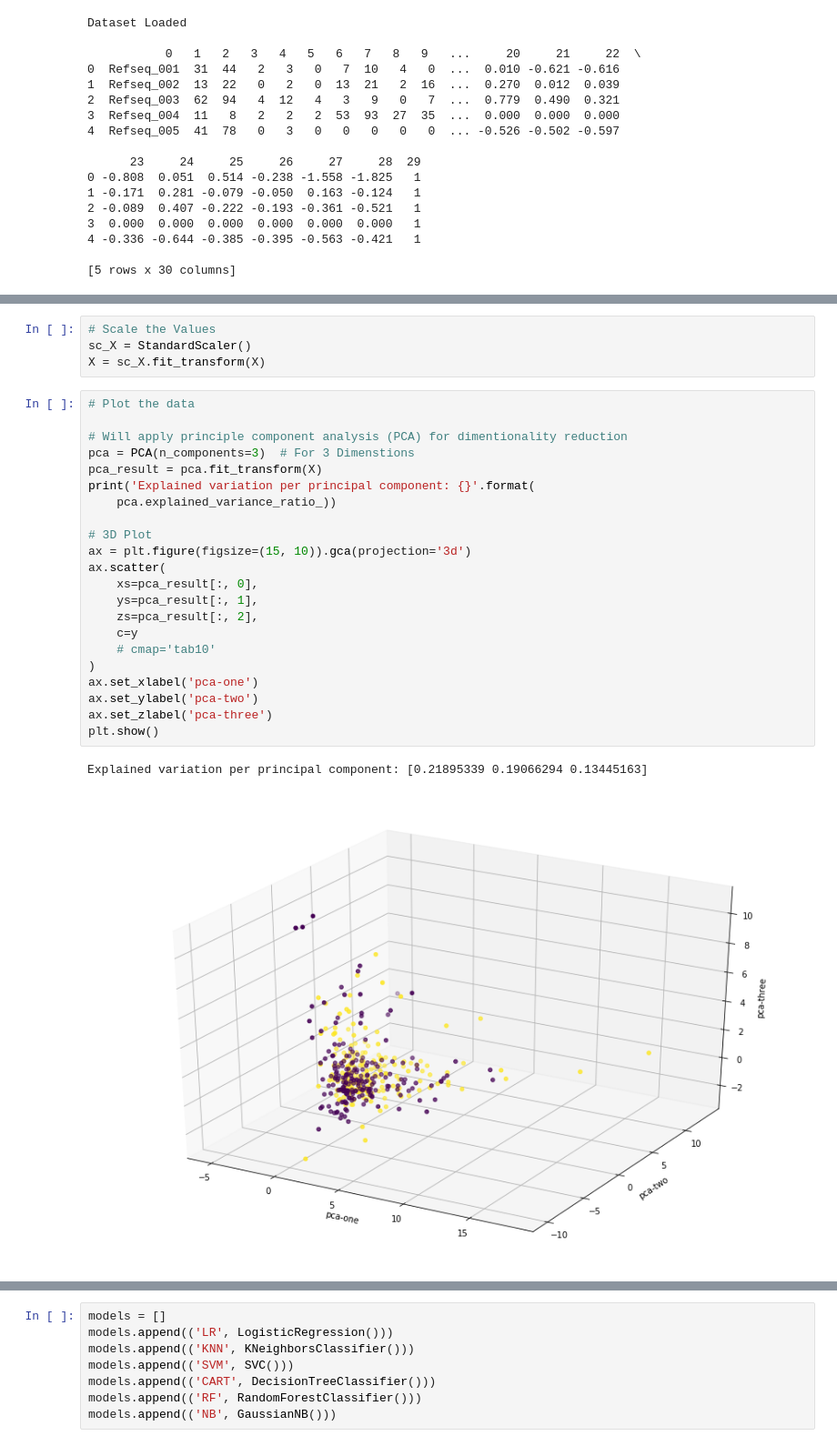
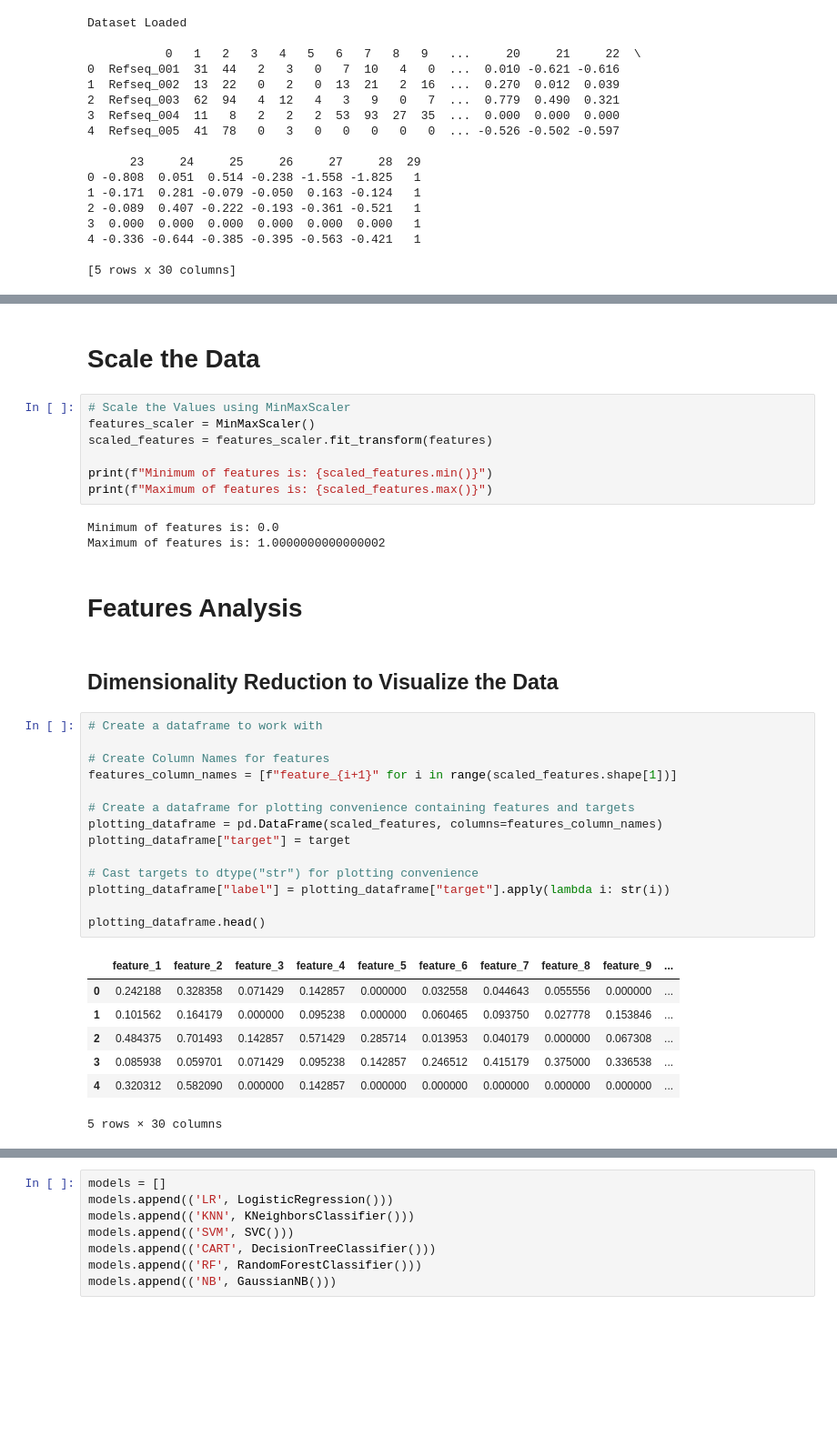
Before and after one commit to IbtihajT/Pre-employment_tests, a Jupyter notebook: PML_RMC_Peshawar/main.ipynb, the cells around one changed output, grey strips where cells are left out. Shown at 91% size. Drawn from its saved outputs; the diff is of its cells as text; blank space fills up the shorter version.

```diff
--- a/PML_RMC_Peshawar/main.ipynb
+++ b/PML_RMC_Peshawar/main.ipynb
@@ -86,29 +106,38 @@ Categorical Variables present: False
-# %%
-# Scale the Values
-sc_X = StandardScaler()
-X = sc_X.fit_transform(X)
-# %%
-# Plot the data
-
-# Will apply principle component analysis (PCA) for dimentionality reduction
-pca = PCA(n_components=3)  # For 3 Dimenstions
-pca_result = pca.fit_transform(X)
-print('Explained variation per principal component: {}'.format(
-    pca.explained_variance_ratio_))
-
-# 3D Plot
-ax = plt.figure(figsize=(15, 10)).gca(projection='3d')
-ax.scatter(
-    xs=pca_result[:, 0],
-    ys=pca_result[:, 1],
-    zs=pca_result[:, 2],
-    c=y
-    # cmap='tab10'
-)
-ax.set_xlabel('pca-one')
-ax.set_ylabel('pca-two')
-ax.set_zlabel('pca-three')
-plt.show()
-# %% [output]
-Explained variation per principal component: [0.21895339 0.19066294 0.13445163]
-[figure, removed]
+# %% [markdown]
+# Scale the Data
+# %%
+# Scale the Values using MinMaxScaler
+features_scaler = MinMaxScaler()
+scaled_features = features_scaler.fit_transform(features)
+
+print(f"Minimum of features is: {scaled_features.min()}")
+print(f"Maximum of features is: {scaled_features.max()}")
+# %% [output]
+Minimum of features is: 0.0
+Maximum of features is: 1.0000000000000002
+# %% [markdown]
+# Features Analysis
+# %% [markdown]
+## Dimensionality Reduction to Visualize the Data
+# %%
+# Create a dataframe to work with
+
+# Create Column Names for features
+features_column_names = [f"feature_{i+1}" for i in range(scaled_features.shape[1])]
+
+# Create a dataframe for plotting convenience containing features and targets
+plotting_dataframe = pd.DataFrame(scaled_features, columns=features_column_names)
+plotting_dataframe["target"] = target
+
+# Cast targets to dtype("str") for plotting convenience
+plotting_dataframe["label"] = plotting_dataframe["target"].apply(lambda i: str(i))
+
+plotting_dataframe.head()
+# %% [output]
+|  | feature_1 | feature_2 | feature_3 | feature_4 | feature_5 | feature_6 | feature_7 | feature_8 | feature_9 | ... |
+| 0 | 0.242188 | 0.328358 | 0.071429 | 0.142857 | 0.000000 | 0.032558 | 0.044643 | 0.055556 | 0.000000 | ... |
+| 1 | 0.101562 | 0.164179 | 0.000000 | 0.095238 | 0.000000 | 0.060465 | 0.093750 | 0.027778 | 0.153846 | ... |
+| 2 | 0.484375 | 0.701493 | 0.142857 | 0.571429 | 0.285714 | 0.013953 | 0.040179 | 0.000000 | 0.067308 | ... |
+| 3 | 0.085938 | 0.059701 | 0.071429 | 0.095238 | 0.142857 | 0.246512 | 0.415179 | 0.375000 | 0.336538 | ... |
+| 4 | 0.320312 | 0.582090 | 0.000000 | 0.142857 | 0.000000 | 0.000000 | 0.000000 | 0.000000 | 0.000000 | ... |
+5 rows × 30 columns
```
Also changed, not shown: parts of 25 cells of this notebook.
